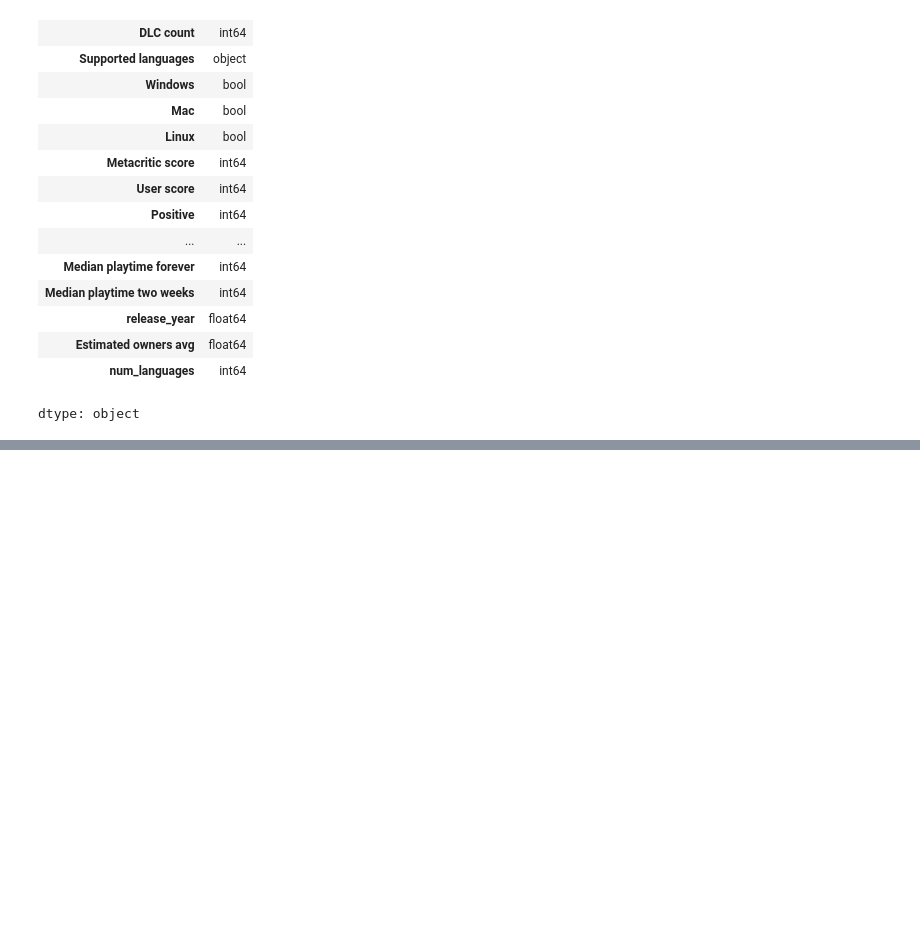
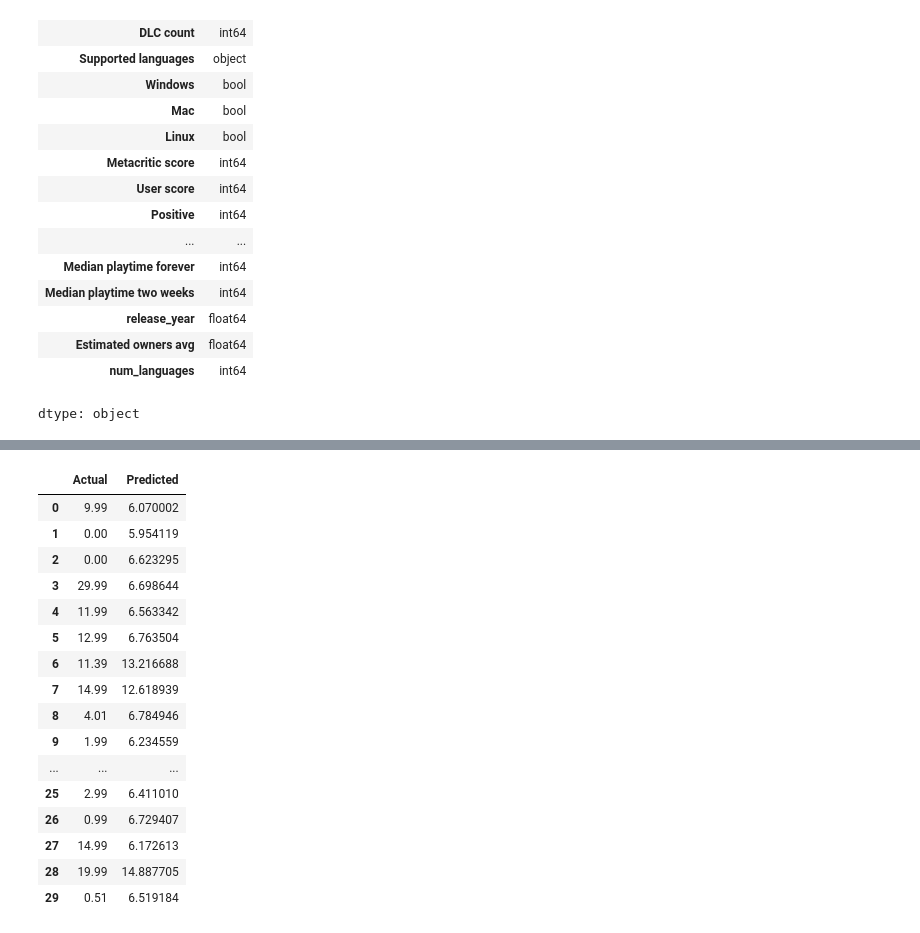
Before and after one commit to RobSmyth23/DataAnalytics, a Jupyter notebook: DataAnalyticsCA2.ipynb, the cells around one changed output, grey strips where cells are left out. Saved outputs shown, nothing was run; the diff lists cells and outputs as text; code cells hidden in the pictures; blank space fills up the shorter version.

```diff
--- a/DataAnalyticsCA2.ipynb
+++ b/DataAnalyticsCA2.ipynb
@@ -346,0 +355,21 @@ pd.DataFrame({'Actual': y_test.values[:10], 'Predicted': y_pred[:10]})
+# %%
+results = pd.DataFrame({'Actual': y_test.values, 'Predicted': y_pred})
+results.head(30)
+# %% [output]
+|  | Actual | Predicted |
+| 0 | 9.99 | 6.070002 |
+| 1 | 0.00 | 5.954119 |
+| 2 | 0.00 | 6.623295 |
+| 3 | 29.99 | 6.698644 |
+| 4 | 11.99 | 6.563342 |
+| 5 | 12.99 | 6.763504 |
+| 6 | 11.39 | 13.216688 |
+| 7 | 14.99 | 12.618939 |
+| 8 | 4.01 | 6.784946 |
+| 9 | 1.99 | 6.234559 |
+| ... | ... | ... |
+| 25 | 2.99 | 6.411010 |
+| 26 | 0.99 | 6.729407 |
+| 27 | 14.99 | 6.172613 |
+| 28 | 19.99 | 14.887705 |
+| 29 | 0.51 | 6.519184 |
```
Also changed, not shown: parts of 31 cells of this notebook.
